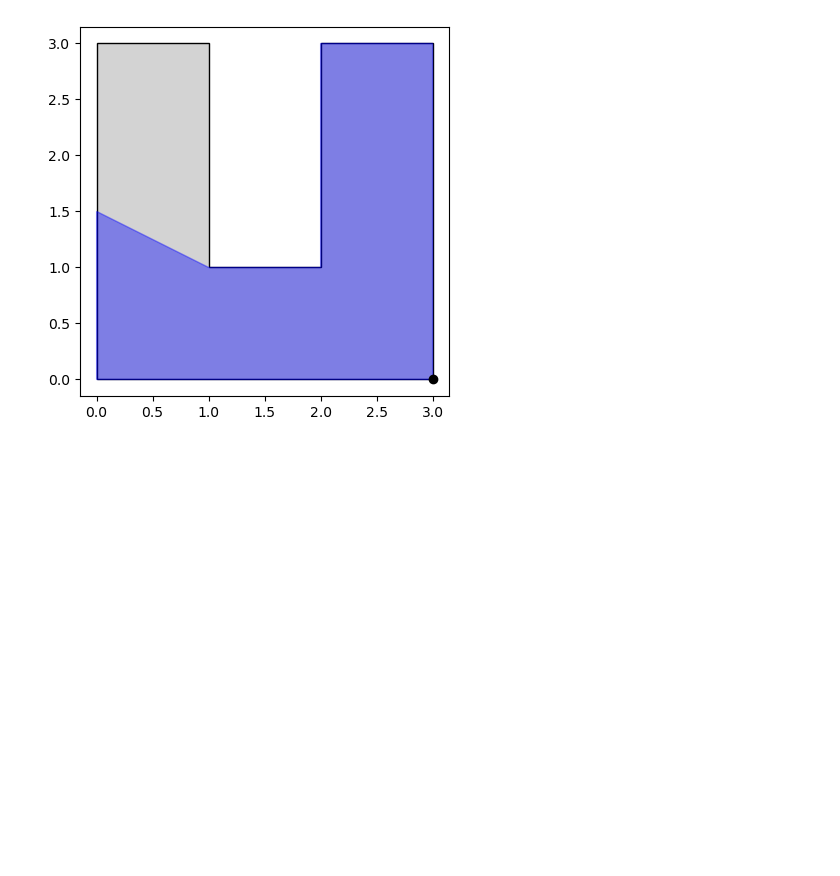
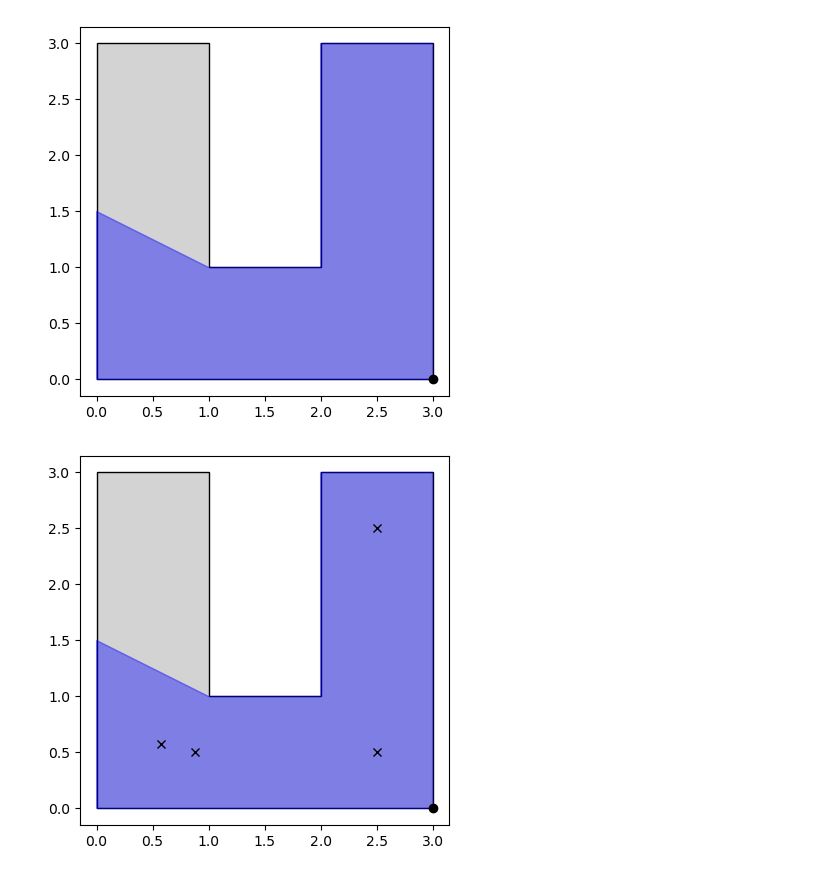
Before and after one commit to d-krupke/pyvispoly, a Jupyter notebook: notebooks/plotting.ipynb, the cells around one changed output. Drawn from its saved outputs; the diff is of its cells as text; code cells hidden in the pictures; blank space fills up the shorter version.

Commit message:
interior samples

```diff
--- a/notebooks/plotting.ipynb
+++ b/notebooks/plotting.ipynb
@@ -66,3 +66,21 @@ ax.set_aspect('equal', 'box')
 plt.show()
 # %% [output]
 [figure]
+# %%
+q = Point(3, 0)
+visble = vispoly.compute_visibility_polygon(q)
+sample_points = visble.interior_sample_points()
+fig, ax = plt.subplots()
+#ax.set_facecolor("lightgrey")
+plot_polygon(u_poly, ax=ax, alpha=1.0, color="lightgrey", linewidth=1,edgecolor="black")
+plot_polygon(visble, ax=ax, alpha=0.4, color="blue")
+assert visble.contains(q)
+assert visble.contains(Point(2, 0))
+assert not visble.contains(Point(0, 3))
+ax.plot(q.x(), q.y(), 'o', color='black')
+ax.plot([float(p.x()) for p in sample_points], [float(p.y()) for p in sample_points], 'x', color='black')
+# equal aspect ratio
+ax.set_aspect('equal', 'box')
+plt.show()
+# %% [output]
+[figure, added]
```
Also changed, not shown: parts of 2 cells of this notebook, 2 other files.
